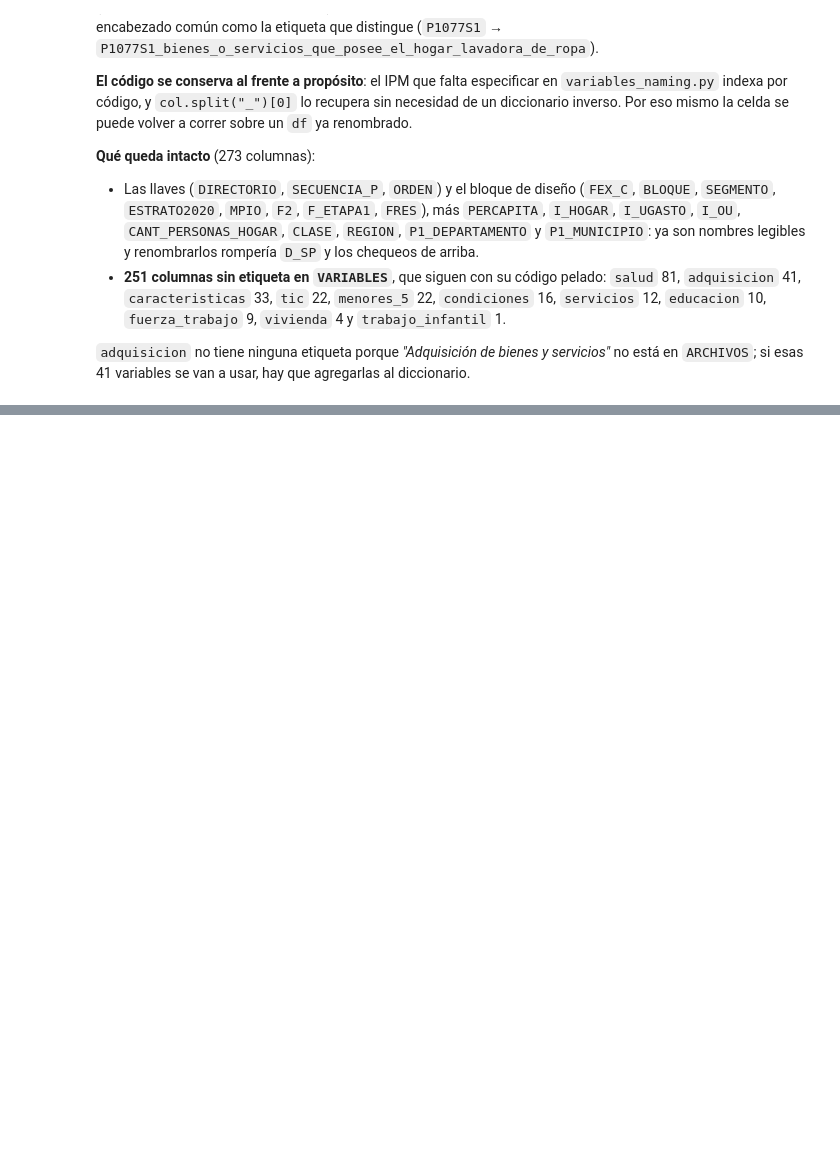
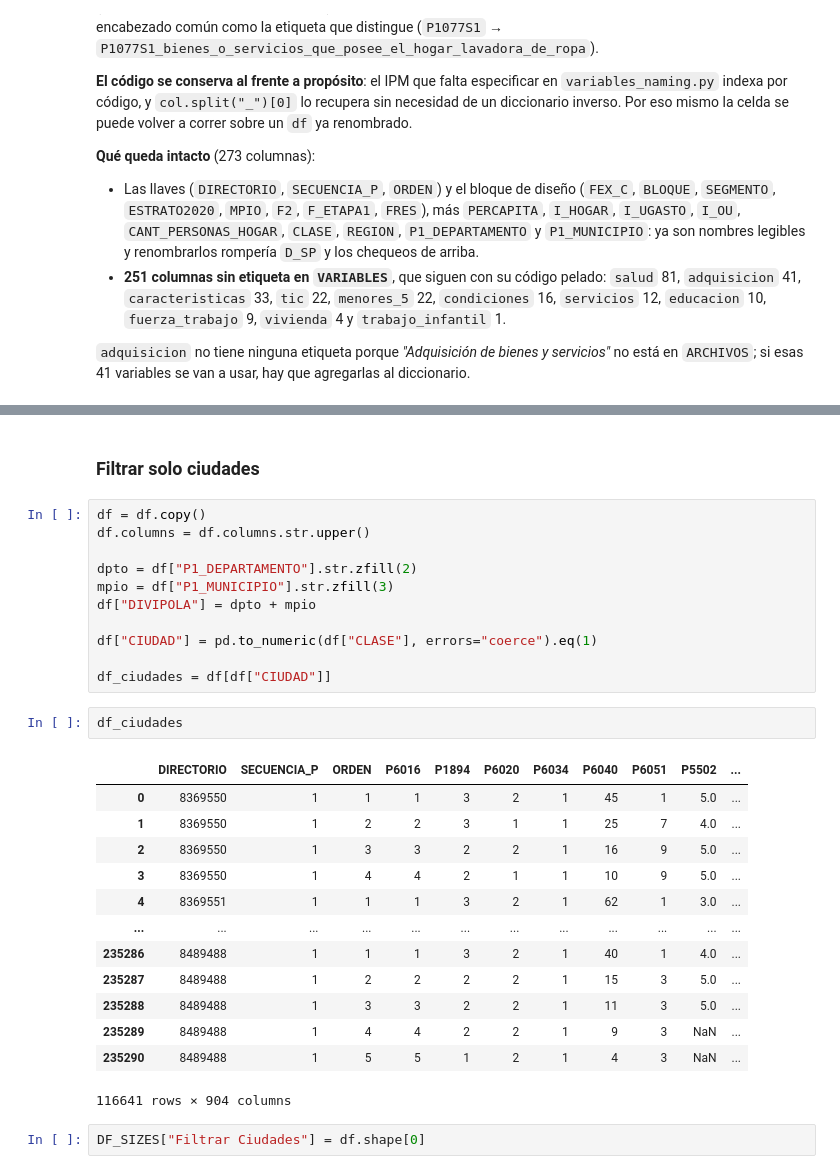
Before and after one commit to juanpablocarrillohortua/Multidimesional_poverty_in_Colombia, a Jupyter notebook: notebooks/eda_consolidate.ipynb, the cells around one changed output, grey strips where cells are left out. Saved outputs shown, nothing was run; the diff lists cells and outputs as text; blank space fills up the shorter version.

```diff
--- a/notebooks/eda_consolidate.ipynb
+++ b/notebooks/eda_consolidate.ipynb
@@ -380,0 +497,31 @@ df
+# %% [markdown]
+### Filtrar solo ciudades
+# %%
+df = df.copy()
+df.columns = df.columns.str.upper()
+
+dpto = df["P1_DEPARTAMENTO"].str.zfill(2)
+mpio = df["P1_MUNICIPIO"].str.zfill(3)
+df["DIVIPOLA"] = dpto + mpio
+
+df["CIUDAD"] = pd.to_numeric(df["CLASE"], errors="coerce").eq(1)
+
+df_ciudades = df[df["CIUDAD"]]
+# %%
+df_ciudades
+# %% [output]
+|  | DIRECTORIO | SECUENCIA_P | ORDEN | P6016 | P1894 | P6020 | P6034 | P6040 | P6051 | P5502 | ... |
+| 0 | 8369550 | 1 | 1 | 1 | 3 | 2 | 1 | 45 | 1 | 5.0 | ... |
+| 1 | 8369550 | 1 | 2 | 2 | 3 | 1 | 1 | 25 | 7 | 4.0 | ... |
+| 2 | 8369550 | 1 | 3 | 3 | 2 | 2 | 1 | 16 | 9 | 5.0 | ... |
+| 3 | 8369550 | 1 | 4 | 4 | 2 | 1 | 1 | 10 | 9 | 5.0 | ... |
+| 4 | 8369551 | 1 | 1 | 1 | 3 | 2 | 1 | 62 | 1 | 3.0 | ... |
+| ... | ... | ... | ... | ... | ... | ... | ... | ... | ... | ... | ... |
+| 235286 | 8489488 | 1 | 1 | 1 | 3 | 2 | 1 | 40 | 1 | 4.0 | ... |
+| 235287 | 8489488 | 1 | 2 | 2 | 2 | 2 | 1 | 15 | 3 | 5.0 | ... |
+| 235288 | 8489488 | 1 | 3 | 3 | 2 | 2 | 1 | 11 | 3 | 5.0 | ... |
+| 235289 | 8489488 | 1 | 4 | 4 | 2 | 2 | 1 | 9 | 3 | NaN | ... |
+| 235290 | 8489488 | 1 | 5 | 5 | 1 | 2 | 1 | 4 | 3 | NaN | ... |
+116641 rows × 904 columns
+# %%
+DF_SIZES["Filtrar Ciudades"] = df.shape[0]
```
Also changed, not shown: parts of 21 cells of this notebook, 3 other files.
